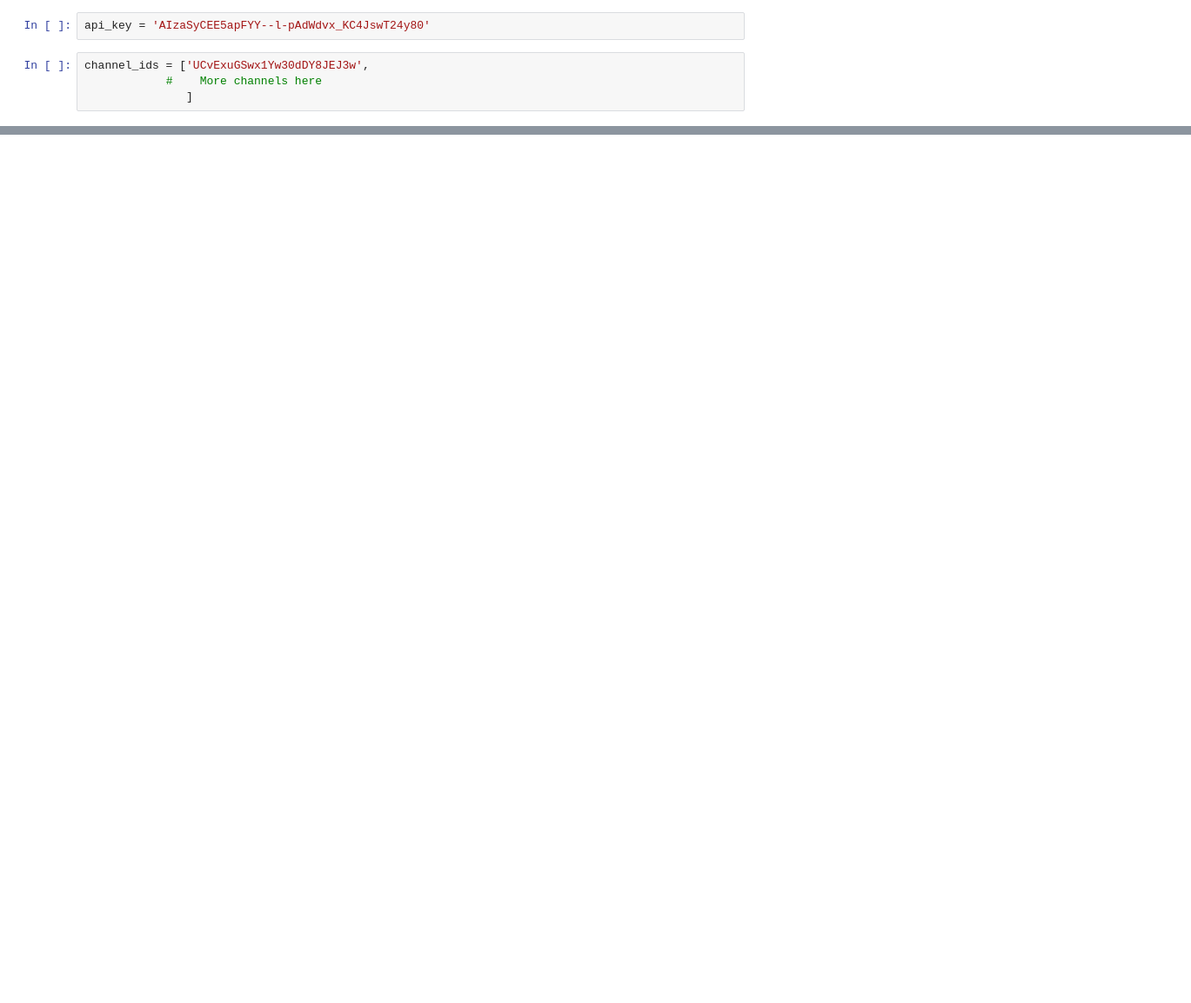
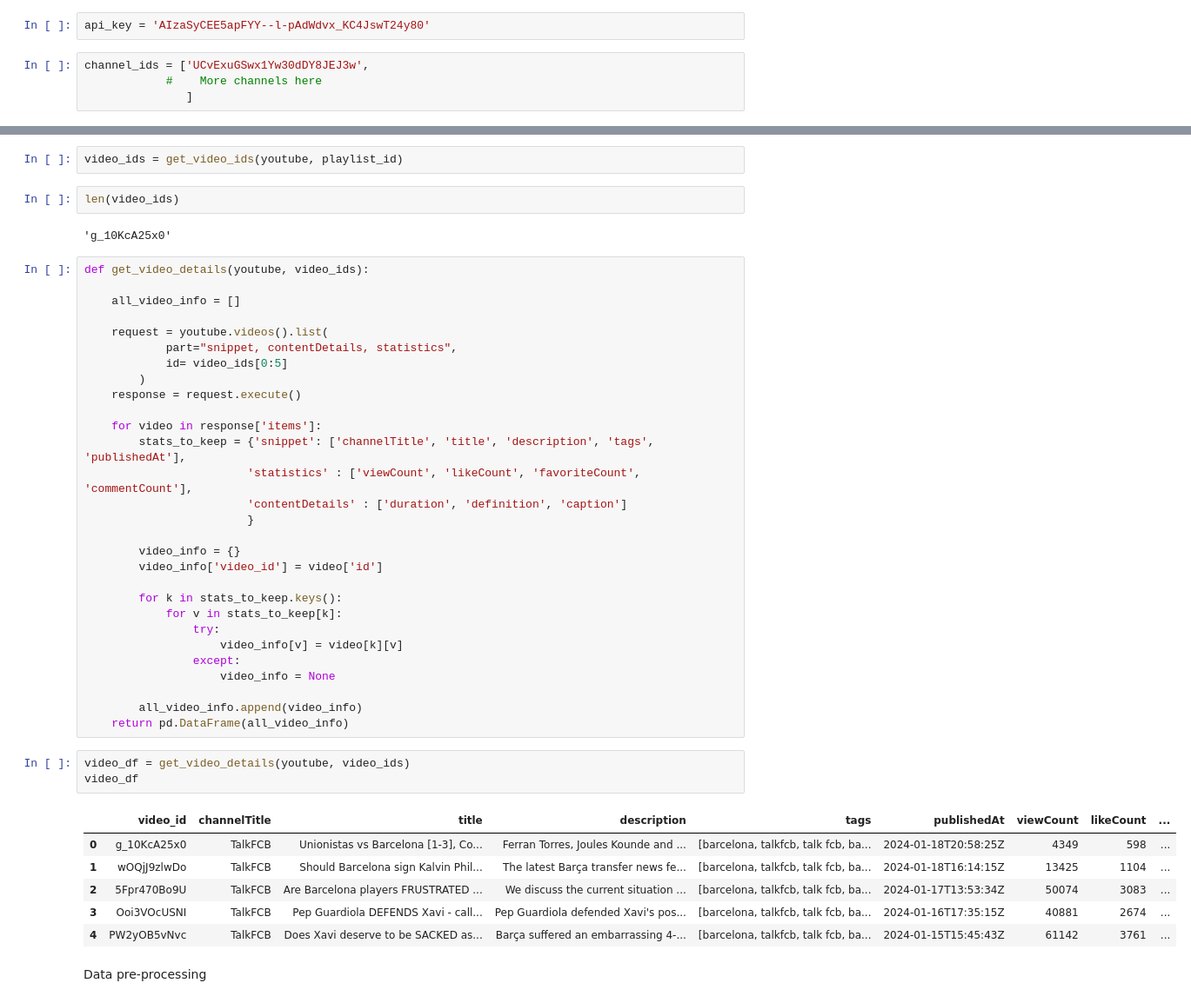
Before and after one commit to Garcia527/YoutubeChannelStatistics, a Jupyter notebook: YT_data.ipynb, the cells around one changed output, grey strips where cells are left out. Shown: that part at 87% size. Saved outputs shown, nothing was run; the diff lists cells and outputs as text; blank space fills up the shorter version.

Commit message:
Data processing

```diff
--- a/YT_data.ipynb
+++ b/YT_data.ipynb
@@ -27,0 +88,47 @@ JSON(response)
+# %%
+video_ids = get_video_ids(youtube, playlist_id)
+# %%
+len(video_ids)
+# %% [output]
+'g_10KcA25x0'
+# %%
+def get_video_details(youtube, video_ids):
+
+    all_video_info = []
+
+    request = youtube.videos().list(
+            part="snippet, contentDetails, statistics",
+            id= video_ids[0:5]
+        )
+    response = request.execute()
+
+    for video in response['items']:
+        stats_to_keep = {'snippet': ['channelTitle', 'title', 'description', 'tags', 'publishedAt'],
+                        'statistics' : ['viewCount', 'likeCount', 'favoriteCount', 'commentCount'],
+                        'contentDetails' : ['duration', 'definition', 'caption']
+                        }
+
+        video_info = {}
+        video_info['video_id'] = video['id']
+
+        for k in stats_to_keep.keys():
+            for v in stats_to_keep[k]:
+                try:
+                    video_info[v] = video[k][v]
+                except:
+                    video_info = None
+
+        all_video_info.append(video_info)
+    return pd.DataFrame(all_video_info)
+# %%
+video_df = get_video_details(youtube, video_ids)
+video_df
+# %% [output]
+|  | video_id | channelTitle | title | description | tags | publishedAt | viewCount | likeCount | ... |
+| 0 | g_10KcA25x0 | TalkFCB | Unionistas vs Barcelona [1-3], Co... | Ferran Torres, Joules Kounde and ... | [barcelona, talkfcb, talk fcb, ba... | 2024-01-18T20:58:25Z | 4349 | 598 | ... |
+| 1 | wOQjJ9zlwDo | TalkFCB | Should Barcelona sign Kalvin Phil... | The latest Barça transfer news fe... | [barcelona, talkfcb, talk fcb, ba... | 2024-01-18T16:14:15Z | 13425 | 1104 | ... |
+| 2 | 5Fpr470Bo9U | TalkFCB | Are Barcelona players FRUSTRATED ... | We discuss the current situation ... | [barcelona, talkfcb, talk fcb, ba... | 2024-01-17T13:53:34Z | 50074 | 3083 | ... |
+| 3 | Ooi3VOcUSNI | TalkFCB | Pep Guardiola DEFENDS Xavi - call... | Pep Guardiola defended Xavi's pos... | [barcelona, talkfcb, talk fcb, ba... | 2024-01-16T17:35:15Z | 40881 | 2674 | ... |
+| 4 | PW2yOB5vNvc | TalkFCB | Does Xavi deserve to be SACKED as... | Barça suffered an embarrassing 4-... | [barcelona, talkfcb, talk fcb, ba... | 2024-01-15T15:45:43Z | 61142 | 3761 | ... |
+# %% [markdown]
+Data pre-processing
```
Also changed, not shown: parts of 17 cells of this notebook.
